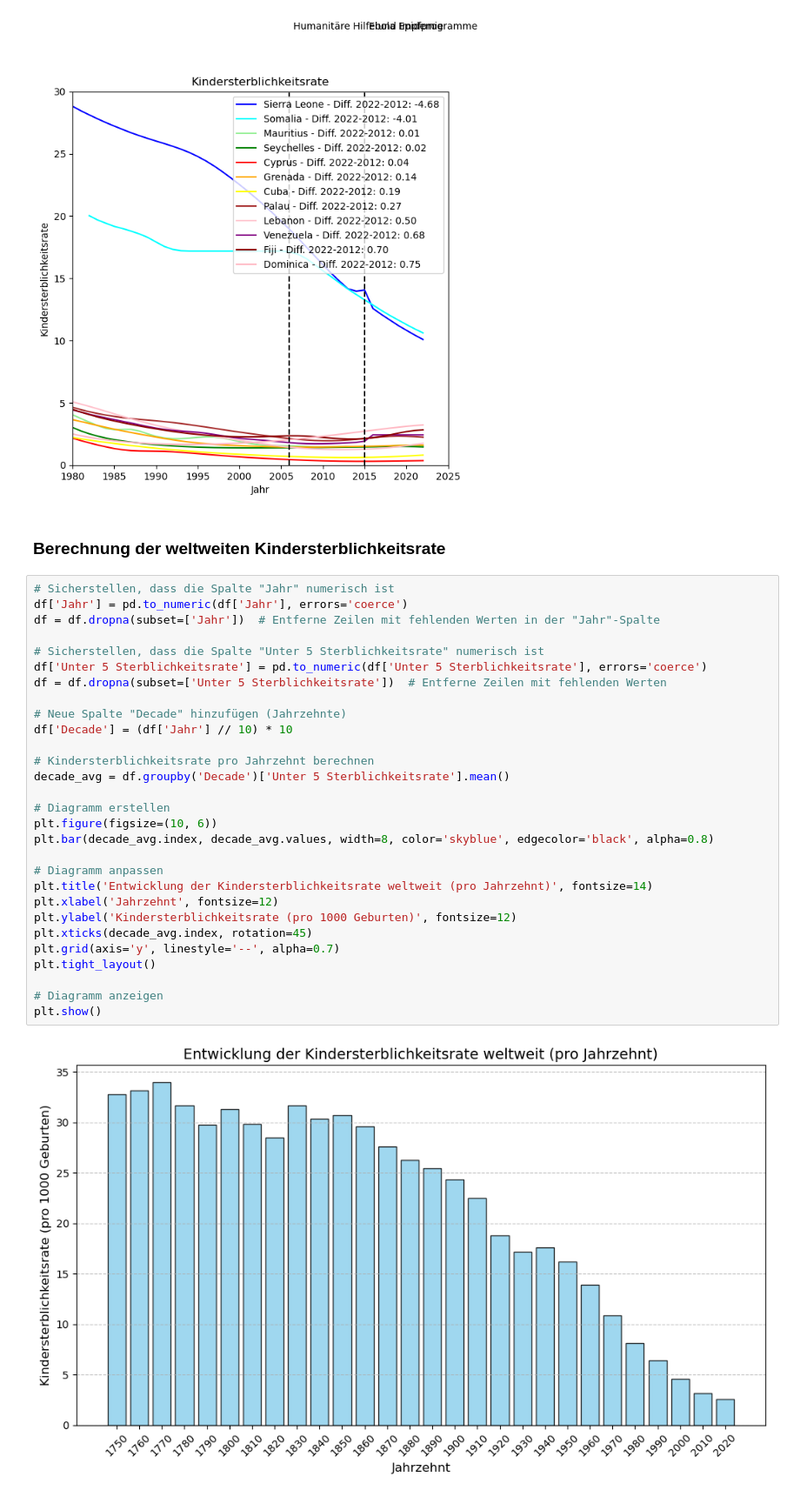
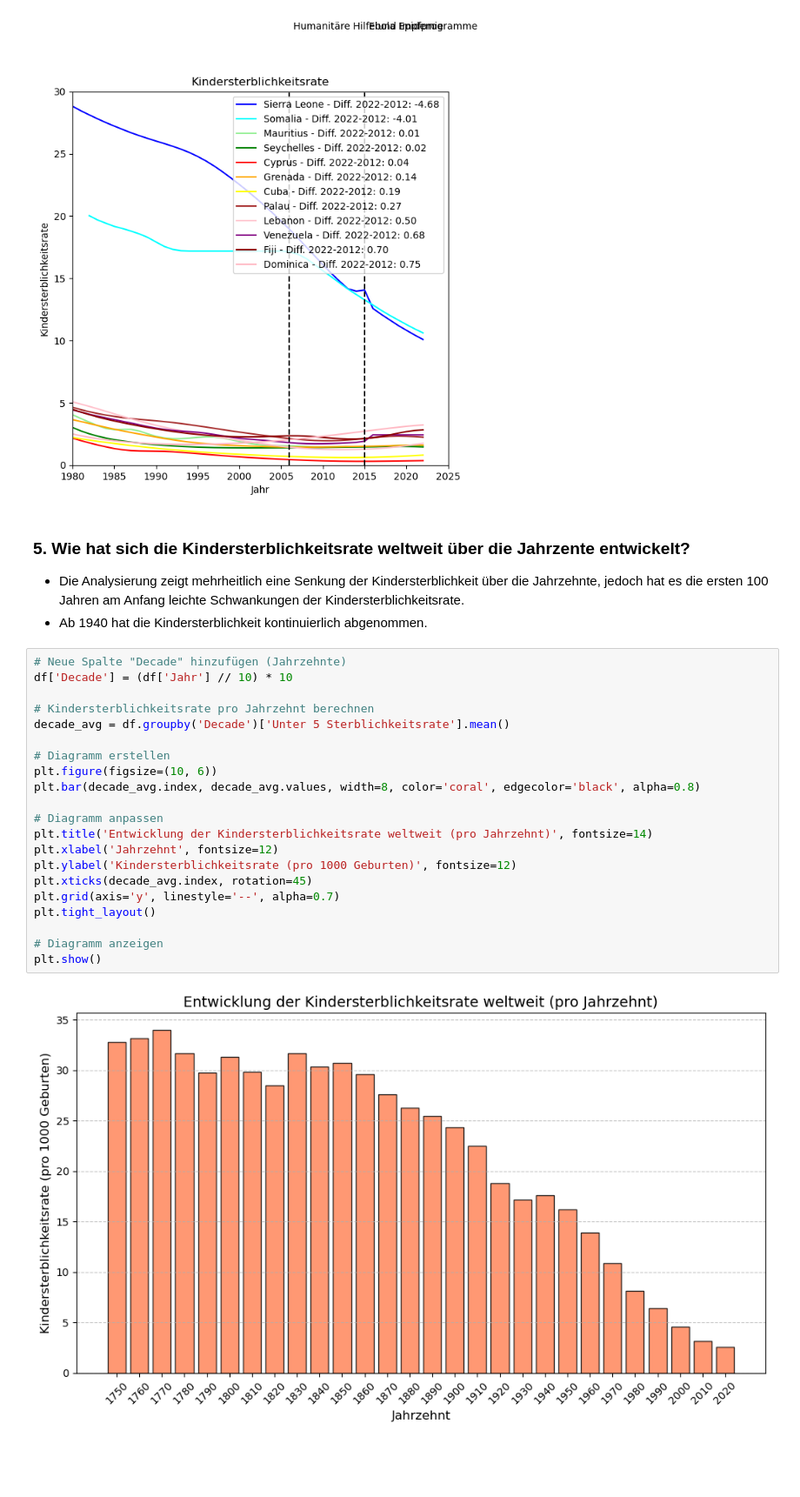
Before and after one commit to melisadedukic/MeliAjna, a Jupyter notebook: LN Python Melisa_Ajna.ipynb, the cells around one changed output. Shown: that part at 87% size. Cells and saved outputs as stored; diff of their text form; blank space fills up the shorter version.

```diff
--- a/LN Python Melisa_Ajna.ipynb
+++ b/LN Python Melisa_Ajna.ipynb
@@ -288,37 +288,31 @@ g.text(2006.5, 35, 'Humanitäre Hilfe und Impfprogramme')
 # %% [output]
 Text(2006.5, 35, 'Humanitäre Hilfe und Impfprogramme')
 [figure]
-# %% [markdown]
-### Berechnung der weltweiten Kindersterblichkeitsrate
+# %% [markdown]
+### 5. Wie hat sich die Kindersterblichkeitsrate weltweit über die Jahrzente entwickelt?
+- Die Analysierung zeigt mehrheitlich eine Senkung der Kindersterblichkeit über die Jahrzehnte, jedoch hat es die ersten 100 Jahren am Anfang leichte Schwankungen der Kindersterblichkeitsrate.
+- Ab 1940 hat die Kindersterblichkeit kontinuierlich abgenommen.
 # %%
-# Sicherstellen, dass die Spalte "Jahr" numerisch ist
-df['Jahr'] = pd.to_numeric(df['Jahr'], errors='coerce')
-df = df.dropna(subset=['Jahr'])  # Entferne Zeilen mit fehlenden Werten in der "Jahr"-Spalte
-
-# Sicherstellen, dass die Spalte "Unter 5 Sterblichkeitsrate" numerisch ist
-df['Unter 5 Sterblichkeitsrate'] = pd.to_numeric(df['Unter 5 Sterblichkeitsrate'], errors='coerce')
-df = df.dropna(subset=['Unter 5 Sterblichkeitsrate'])  # Entferne Zeilen mit fehlenden Werten
-
 # Neue Spalte "Decade" hinzufügen (Jahrzehnte)
 df['Decade'] = (df['Jahr'] // 10) * 10
 
 # Kindersterblichkeitsrate pro Jahrzehnt berechnen
 decade_avg = df.groupby('Decade')['Unter 5 Sterblichkeitsrate'].mean()
 
 # Diagramm erstellen
 plt.figure(figsize=(10, 6))
-plt.bar(decade_avg.index, decade_avg.values, width=8, color='skyblue', edgecolor='black', alpha=0.8)
+plt.bar(decade_avg.index, decade_avg.values, width=8, color='coral', edgecolor='black', alpha=0.8)
 
 # Diagramm anpassen
 plt.title('Entwicklung der Kindersterblichkeitsrate weltweit (pro Jahrzehnt)', fontsize=14)
 plt.xlabel('Jahrzehnt', fontsize=12)
 plt.ylabel('Kindersterblichkeitsrate (pro 1000 Geburten)', fontsize=12)
 plt.xticks(decade_avg.index, rotation=45)
 plt.grid(axis='y', linestyle='--', alpha=0.7)
 plt.tight_layout()
 
 # Diagramm anzeigen
 plt.show()
 # %% [output]
-[figure, old version]
+[figure, new version]
 # %%
```
Also changed, not shown: parts of 20 cells of this notebook, 4 other files.
